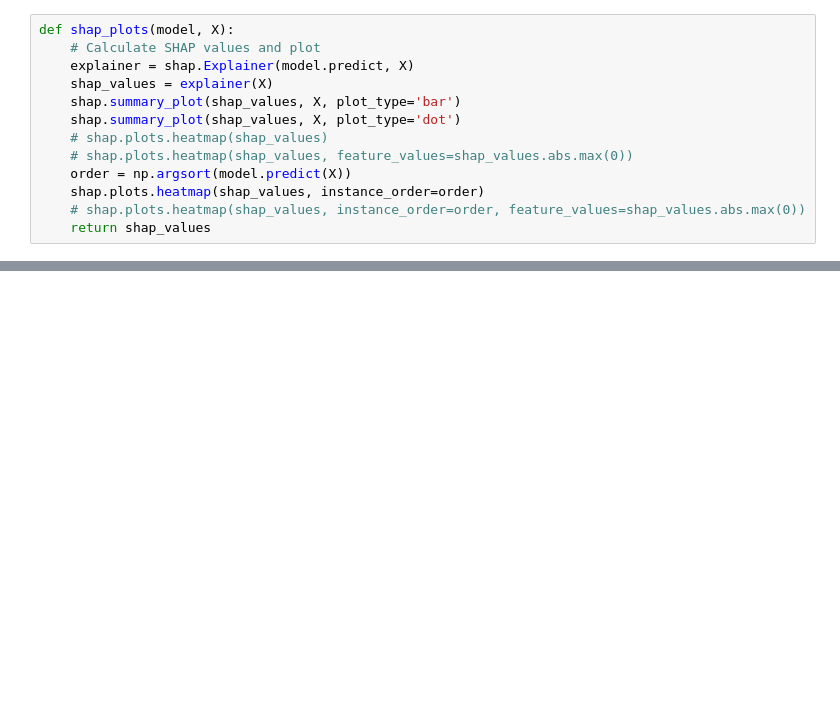
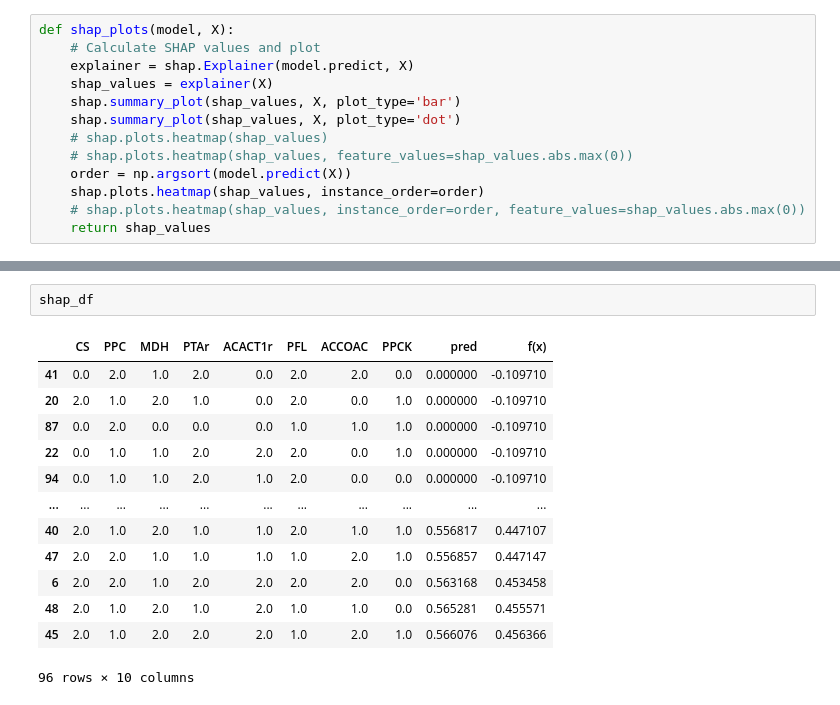
Before and after one commit to costasmexis/straindesignXAI, a Jupyter notebook: notebooks/Notebook B.ipynb, the cells around one changed output, grey strips where cells are left out. Drawn from its saved outputs; the diff is of its cells as text; blank space fills up the shorter version.

```diff
--- a/notebooks/Notebook B.ipynb
+++ b/notebooks/Notebook B.ipynb
@@ -103,0 +103,16 @@ pd.DataFrame(shap_values.data)
+# %%
+shap_df
+# %% [output]
+|  | CS | PPC | MDH | PTAr | ACACT1r | PFL | ACCOAC | PPCK | pred | f(x) |
+| 41 | 0.0 | 2.0 | 1.0 | 2.0 | 0.0 | 2.0 | 2.0 | 0.0 | 0.000000 | -0.109710 |
+| 20 | 2.0 | 1.0 | 2.0 | 1.0 | 0.0 | 2.0 | 0.0 | 1.0 | 0.000000 | -0.109710 |
+| 87 | 0.0 | 2.0 | 0.0 | 0.0 | 0.0 | 1.0 | 1.0 | 1.0 | 0.000000 | -0.109710 |
+| 22 | 0.0 | 1.0 | 1.0 | 2.0 | 2.0 | 2.0 | 0.0 | 1.0 | 0.000000 | -0.109710 |
+| 94 | 0.0 | 1.0 | 1.0 | 2.0 | 1.0 | 2.0 | 0.0 | 0.0 | 0.000000 | -0.109710 |
+| ... | ... | ... | ... | ... | ... | ... | ... | ... | ... | ... |
+| 40 | 2.0 | 1.0 | 2.0 | 1.0 | 1.0 | 2.0 | 1.0 | 1.0 | 0.556817 | 0.447107 |
+| 47 | 2.0 | 2.0 | 1.0 | 1.0 | 1.0 | 1.0 | 2.0 | 1.0 | 0.556857 | 0.447147 |
+| 6 | 2.0 | 2.0 | 1.0 | 2.0 | 2.0 | 2.0 | 2.0 | 0.0 | 0.563168 | 0.453458 |
+| 48 | 2.0 | 1.0 | 2.0 | 1.0 | 2.0 | 1.0 | 1.0 | 0.0 | 0.565281 | 0.455571 |
+| 45 | 2.0 | 1.0 | 2.0 | 2.0 | 2.0 | 1.0 | 2.0 | 1.0 | 0.566076 | 0.456366 |
+96 rows × 10 columns
```
Also changed, not shown: parts of 4 cells of this notebook.
